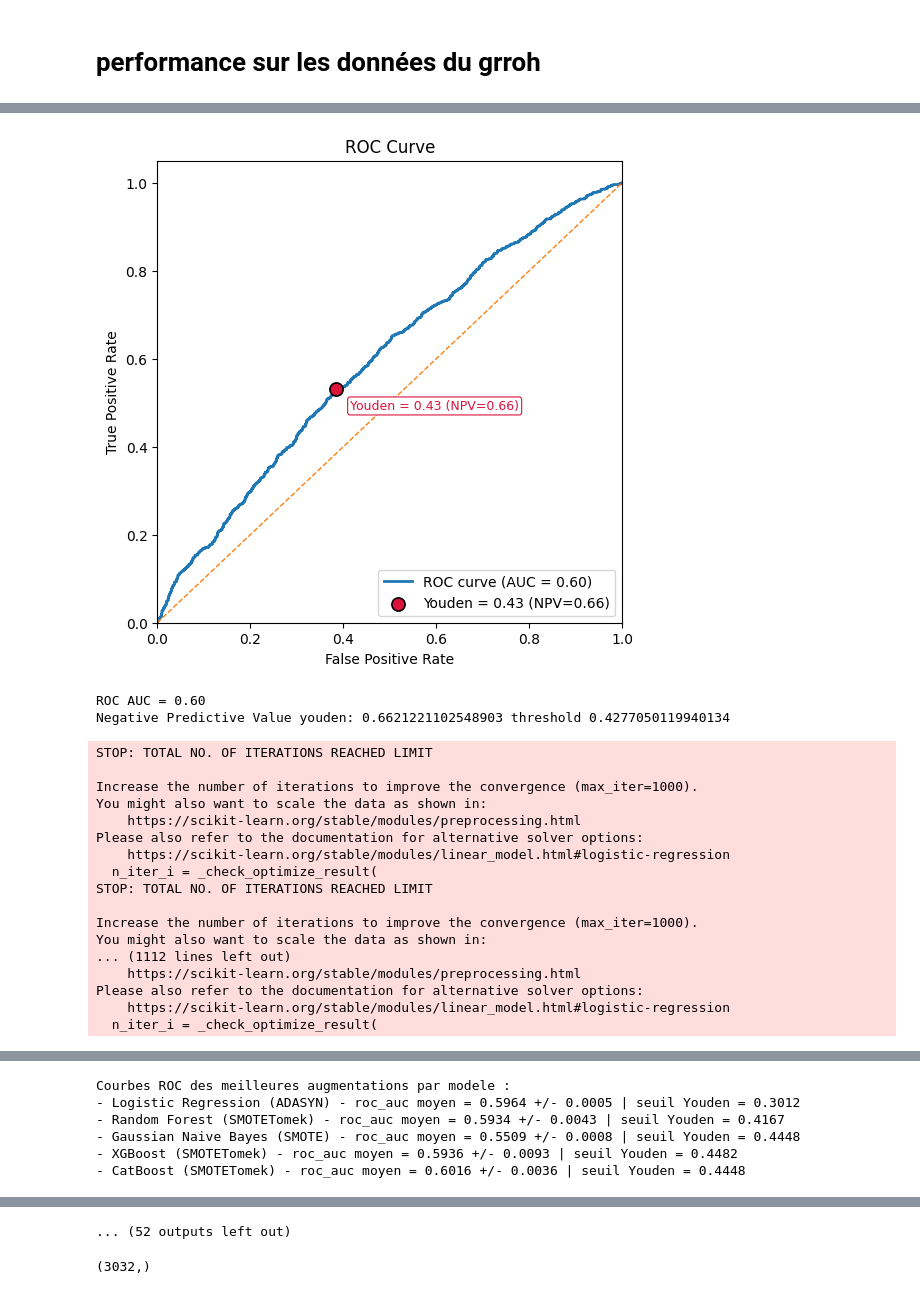
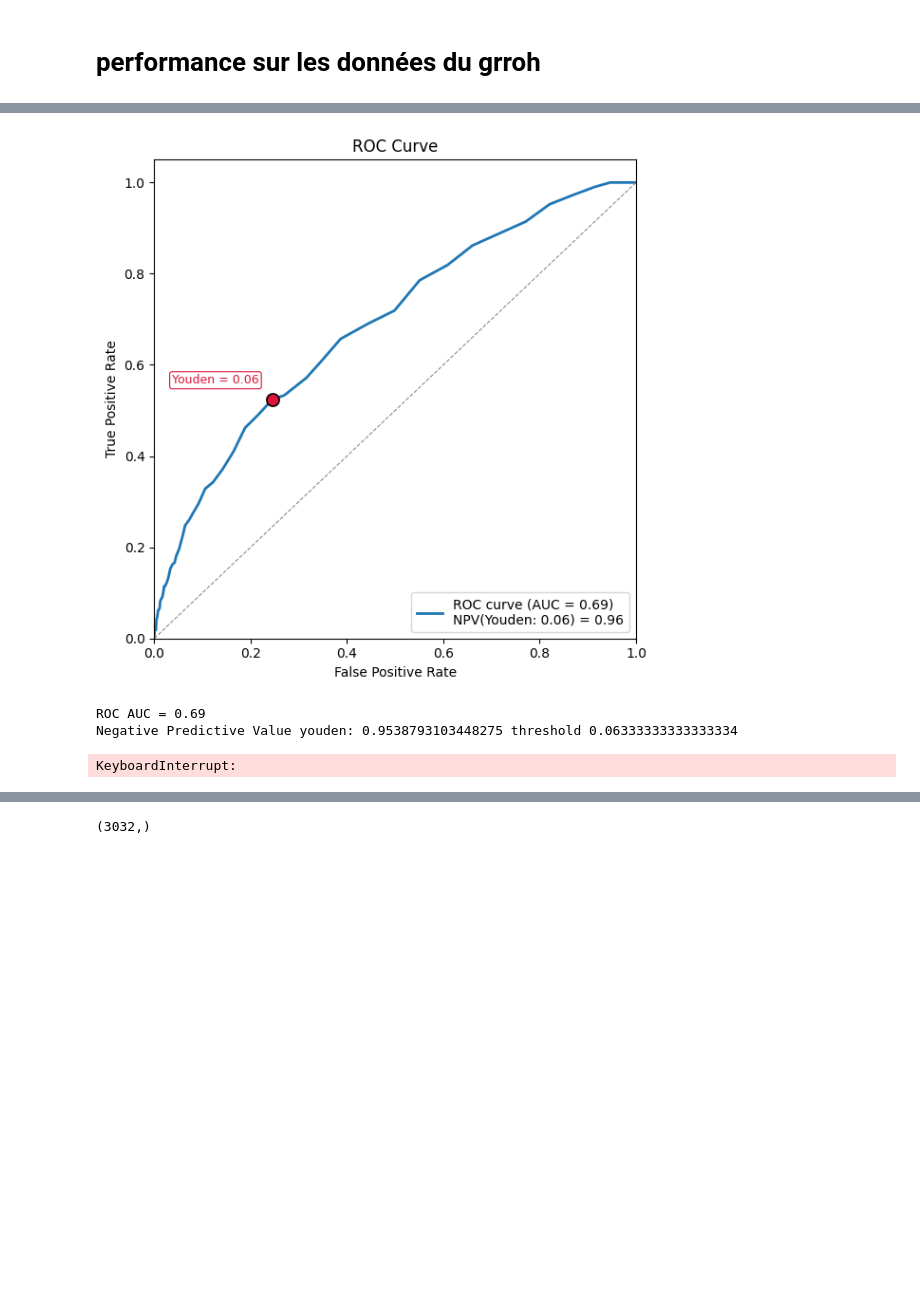
Before and after one commit to Romain-Forte/respiratory_diagnostics, a Jupyter notebook: bazea_dataset.ipynb, the cells around one changed output, grey strips where cells are left out. Saved outputs shown, nothing was run; the diff lists cells and outputs as text; code cells hidden in the pictures; blank space fills up the shorter version.

Commit message:
add graphs for the paper

```diff
--- a/bazea_dataset.ipynb
+++ b/bazea_dataset.ipynb
@@ -46,11 +30,17 @@ from utils.feature_transformer import transform_features
 sys.modules.pop('utils.utils_grroh',None)
 from utils.utils_grroh import construire_mapping_renommage,format_to_efraim,ensure_float_clip
 feature_lists = load_feature_lists("utils/features_grroh.json",available_columns = df_groh.columns)
+# death
+df_death = df_groh[feature_lists['death']]
+df_death = df_death.copy()
+df_death["death_days"] = (df_death['DATEDECES'] -  df_death['DSORTREA']).dt.days
+df_death["death_rea"]  = df_death['death_days'] == 0
+df_death["death_90_days"]  = df_death["death_days"].notna() & (df_death["death_days"] > 90)
 
 features_grroh = df_groh[feature_lists["Liste_features_grroh"] + feature_lists["Liste_features_scan_radio"]+ feature_lists["features_etiology"] ]
 mapping_df = construire_mapping_renommage(feature_lists["Liste_features_grroh"] +feature_lists["Liste_features_scan_radio"] + feature_lists["features_etiology"] )
-df_renomme = format_to_efraim(features_grroh, mapping_df)
-df_renomme = ensure_float_clip(df_renomme)
+df_formatted = format_to_efraim(features_grroh, mapping_df)
+df_renomme = ensure_float_clip(df_formatted)
 df_nb = df_renomme.select_dtypes(include="number")
 # _ = df_nb.hist(figsize=(10,8))
 L_fill_mediane = ["Age"	,
@@ -72,7 +62,7 @@ strategie_fill_nan = {
 grroh_clean = nettoyer_nan_par_colonne(df_renomme,strategie_fill_nan)
 grroh_clean["Hem_mal"]  = grroh_clean["Hem_mal"] .fillna(0)
 
-grroh_clean_transform = transform_features(grroh_clean)
+grroh_clean_transform = transform_features(grroh_clean)#grroh_clean
 grroh_clean_transform = grroh_clean_transform.drop(columns=['Leukocytes'])
 # Enlever les non diag
 L_diag = ['Bacterial infection', 'Viral infection',
@@ -86,6 +76,8 @@ grroh_diag = grroh_clean_transform[L_diag]
 
 grroh_diag,index_a_drop = nettoyer_lignes_vides(grroh_diag)
 grroh_clean_transform = grroh_clean_transform.drop(index=index_a_drop)
+df_death = df_death.drop(index=index_a_drop)
+
 grroh_features = grroh_clean_transform[L_features]
 grroh_clean_transform = pd.concat([grroh_features,grroh_diag],axis=1)
 # %% [output]
@@ -191,6 +213,7 @@ dtype: float64
 import pandas as pd
 import numpy as np
 from pathlib import Path
+
 import json
 import matplotlib.pyplot as plt
 from utils.stats_dataset import analyser_variables_binaires
@@ -227,6 +250,7 @@ Liste_features = all_feature_columns
 df_col_utils = df[Liste_features]
 df_category = df[features_etiology]
 df_death = df[features_death]
+df_death = df_death[['icu death', 'D90 DEATH']].rename({'icu death' : "death_rea",'D90 DEATH' :  "death_90_days"}, axis=1)
 DIAGNOSTIC_FEATURES = diagnostic_feature_map
 L_fill_mediane = ["Age"	,"Time H-ICU"	,"TIME SYMPTOMES-ICU","SOFA_score",
                   "Neutrophils","Temp","SpO2","PaO2/FiO2 VALUE VALUE","Resp_rate","Leukocytes","Quad_no","Charlson_index"]
@@ -244,7 +268,7 @@ df_features_clean = transform_features(df_col_utils)
 df_category = nettoyer_colonnes(df_category)
 df_cat_clean,index_a_drop = nettoyer_lignes_vides(df_category)
 df_features_clean = df_features_clean.drop(index=index_a_drop)
-df_features_clean = _convert_all_columns_to_numeric(df_features_clean)
+# df_features_clean = _convert_all_columns_to_numeric(df_features_clean)
 # format mapping_etiology[nvelle_col] = [old_col1,old_cold2 ,...]
 mapping_etiology ={
                     'Bacterial infection' :['Bacterial infection'] ,
@@ -359,40 +389,25 @@ Error:
 # %%
 from utils.model_saving import save_model, load_model
 from utils.validation import validation_save
 import os
 diagnostique = 'Pneumocystis jirovecii infection'
 save_dir = r"C:\Users\romai\Desktop\travail\avancement\model_grid_search\\"
-for diagnostique in grroh_diag.columns:
-    model_loaded = load_model(diagnostic =diagnostique,
-                        model_dir = os.getcwd() + r'\models\\'
-                        )
-    # print(model_loaded["pipe_inference"].named_steps["scaler"].colonnes_numeriques)
-    validation_save(diagnostique,
-                        save_dir,
-                        loaded = model_loaded,
-                        grroh_features = grroh_features,
-                        grroh_diag = grroh_diag,
-                        df_features_clean = df_features_clean,
-                        df_labels_fusion = df_labels_fusion
-                        )
+# for diagnostique in grroh_diag.columns:
+model_loaded = load_model(diagnostic =diagnostique,
+                    model_dir = os.getcwd() + r'\models\\'
+                    )
+# print(model_loaded["pipe_inference"].named_steps["scaler"].colonnes_numeriques)
+validation_save(diagnostique,
+                    save_dir,
+
+                    loaded = model_loaded,
+                    grroh_features = grroh_features,
+                    grroh_diag = grroh_diag,
+                    df_features_clean = df_features_clean,
+                    df_labels_fusion = df_labels_fusion
+                    )
 # %% [output]
-[figure, old version]
+[figure, new version]
-ROC AUC = 0.60
-Negative Predictive Value youden: 0.6621221102548903 threshold 0.4277050119940134
+ROC AUC = 0.69
+Negative Predictive Value youden: 0.9538793103448275 threshold 0.06333333333333334
-STOP: TOTAL NO. OF ITERATIONS REACHED LIMIT
-
-Increase the number of iterations to improve the convergence (max_iter=1000).
-You might also want to scale the data as shown in:
-    https://scikit-learn.org/stable/modules/preprocessing.html
-Please also refer to the documentation for alternative solver options:
-    https://scikit-learn.org/stable/modules/linear_model.html#logistic-regression
-  n_iter_i = _check_optimize_result(
-STOP: TOTAL NO. OF ITERATIONS REACHED LIMIT
-
-Increase the number of iterations to improve the convergence (max_iter=1000).
-You might also want to scale the data as shown in:
-... (1112 lines left out)
-    https://scikit-learn.org/stable/modules/preprocessing.html
-Please also refer to the documentation for alternative solver options:
-    https://scikit-learn.org/stable/modules/linear_model.html#logistic-regression
-  n_iter_i = _check_optimize_result(
+KeyboardInterrupt:
@@ -417,6 +413,0 @@ Negative Predictive Value (best combo, seuil Youden 0.445): 0.6637265711135611
-Courbes ROC des meilleures augmentations par modele :
-- Logistic Regression (ADASYN) - roc_auc moyen = 0.5964 +/- 0.0005 | seuil Youden = 0.3012
-- Random Forest (SMOTETomek) - roc_auc moyen = 0.5934 +/- 0.0043 | seuil Youden = 0.4167
-- Gaussian Naive Bayes (SMOTE) - roc_auc moyen = 0.5509 +/- 0.0008 | seuil Youden = 0.4448
-- XGBoost (SMOTETomek) - roc_auc moyen = 0.5936 +/- 0.0093 | seuil Youden = 0.4482
-- CatBoost (SMOTETomek) - roc_auc moyen = 0.6016 +/- 0.0036 | seuil Youden = 0.4448
@@ -450,4 +414,3 @@ Courbes ROC des meilleures augmentations par modele :
-... (52 outputs left out)
 # %%
 y_test.shape
 # %% [output]
```
Also changed, not shown: parts of 12 cells of this notebook, 7 other files.
